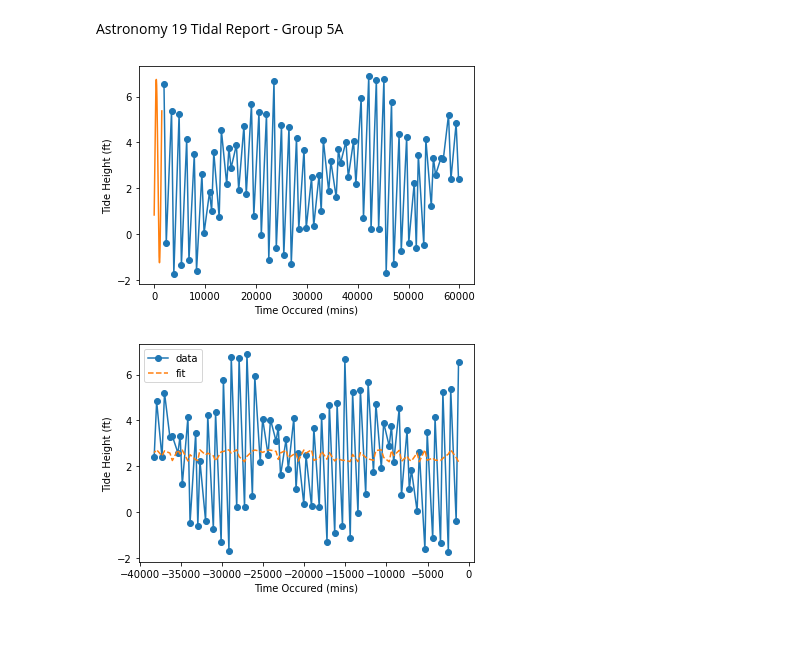
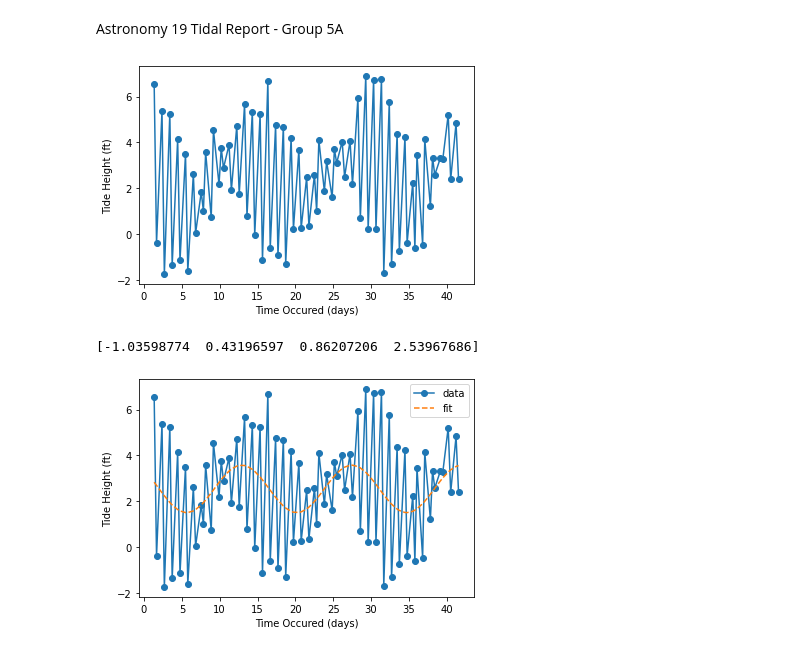
Before and after one commit to Anj-Pra/GroupA5_Astr19, a Jupyter notebook: Group5A_TidalProject.ipynb, the cells around one changed output. Drawn from its saved outputs; the diff is of its cells as text; code cells hidden in the pictures.

```diff
--- a/Group5A_TidalProject.ipynb
+++ b/Group5A_TidalProject.ipynb
@@ -25,53 +25,50 @@ for i in f:
 arr_mins = []
 for s in range(len(arr_time)):
     hr_min = arr_time[s].split(":")
-    arr_mins.append(((int(hr_min[0]) * 60) + int(hr_min[1])) + arr_day[s]*24*60)
-
+    arr_mins.append(((int(hr_min[0]) / 24) + int(hr_min[1]) / (60*24)) + arr_day[s])
+arr_mins = np.array(arr_mins)
+arr_tide = np.array(arr_tide)
 # print("days = " + str(arr_day))
 # print("\ntime = " + str(arr_mins))
 # print("\ntide = " + str(arr_tide))
 # %%
 # 1. Define an oscillatory function.
 plt.plot(arr_mins, arr_tide, 'o-')
-x = np.arange(0, 1500, 0.1)
-y = 4 * np.sin(0.005 * x - 0.5) + 2.75
-plt.plot(x, y)
-plt.xlabel("Time Occured (mins)")
+plt.xlabel("Time Occured (days)")
 plt.ylabel("Tide Height (ft)")
 plt.show()
 # %% [output]
-[figure, old version]
+[figure, new version]
 # %%
 # 2. Fit the function to the data.
 
 from scipy import optimize
 import math
 
 # arr_mins contains the independent variable (x-values)
 # arr_tide contains the dependent variable (y-values)
 
 def objective(x, a, b, c, d): # time is type int
-    for i in range(len(x)):
-        x[i]=x[i]*b
-    return (a * np.sin(x - c) + d)
+    return (a * np.sin(b*x - c) + d)
 
-
-#guess = [16, 0.1]
-popt, pcov = optimize.curve_fit(objective, arr_mins, arr_tide) #fit
+guess = [7, .5, 2, 3]
+popt, pcov = optimize.curve_fit(objective, arr_mins, arr_tide, p0=guess) #fit
 a, b, c, d = popt # split param values
+print(popt)
 #print('y = %.5f * sin(%.5f * x)' % (a, b, c, d))
 
 y_line = objective(arr_mins, a, b, c, d)  # calculate output made by best fit
 
 # create a line plot for the mapping function
 plt.plot(arr_mins, arr_tide, 'o-', label='data')
 plt.plot(arr_mins, y_line, '--', label='fit')
 plt.legend()
-plt.xlabel("Time Occured (mins)")
+plt.xlabel("Time Occured (days)")
 plt.ylabel("Tide Height (ft)")
 plt.show()
 # %% [output]
+[-1.03598774  0.43196597  0.86207206  2.53967686]
-[figure, old version]
+[figure, new version]
 # %%
 # 3. Subtract off the best fit.
 # %%
```
